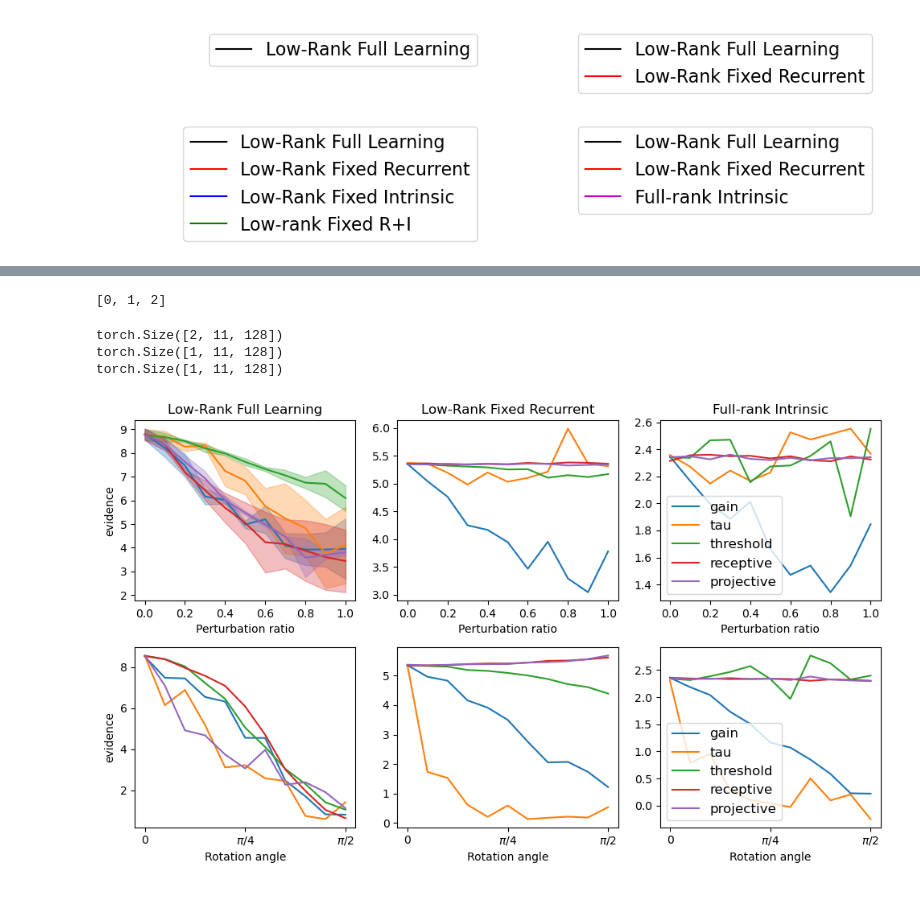
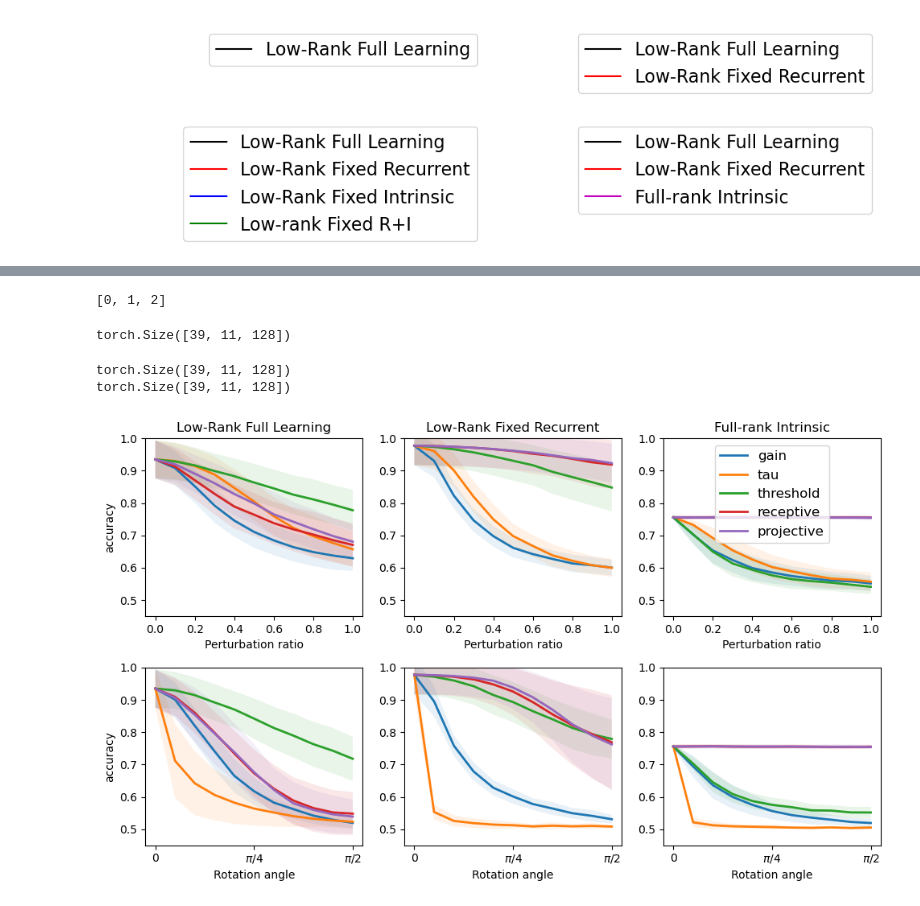
Before and after one commit to landoskape/mcn2024-psets, a Jupyter notebook: intrinsic-excitability/perturb.ipynb, the cells around one changed output, grey strips where cells are left out. Drawn from its saved outputs; the diff is of its cells as text; code cells hidden in the pictures.

```diff
--- a/intrinsic-excitability/perturb.ipynb
+++ b/intrinsic-excitability/perturb.ipynb
@@ -121,7 +211,7 @@ plt.show()
 # %% [output]
 [figure]
 # %%
-jobid = 49
+jobid = 53
 init_prms, final_prms = load_weight_changes(jobid)
 
 # jobids = [43, 44, 45, 46, 47]
@@ -197,12 +270,12 @@ tensor([ True, False, False,  True,  True])
 # names = ["Low-Rank Full Learning", "Low-Rank Fixed Recurrent", "Low-Rank Fixed Intrinsic", "Low-rank Fixed R+I", "Full-rank Intrinsic Only"]
 # keepjob = [True, True, False, False, True]
 
-jobs = [48, 49, 50]
+jobs = [51, 52, 53]
 names = ["Low-Rank Full Learning", "Low-Rank Fixed Recurrent", "Full-rank Intrinsic"]
 keepjob = [True, True, True]
 
 idxplot = [i for i, keep in enumerate(keepjob) if keep]
-figure_name = "PerturbationComparisonAccuracy"
+figure_name = "PerturbCompare"
 include_suffix = "_".join(["T" if keep else "F" for keep in keepjob])
 
 print(idxplot)
@@ -232,7 +305,7 @@ for jobid, name in tqdm(zip(jobs, names)):
     random_ratios.append(perturb["perturb_ratios"])
     rotate_angles.append(perturb_rotation["perturb_ratios"])
 
-evaluating = "evidence"
+evaluating = "accuracy"
 if evaluating == "accuracy":
     show_perturb = [accuracy, accuracy_rotate]
     ylim = [0.45, 1.0]
@@ -248,43 +321,43 @@ elif evaluating == "evidence":
 elif evaluating == "fixation":
     show_perturb = [fixation, fixation_rotate]
     ylim = None
-    yscale = "log"
+    yscale = "linear"
 else:
     raise ValueError("Invalid evaluation metric")
 
 cmap = plt.get_cmap("tab10")
 plt.close('all')
 fig, ax = plt.subplots(2, len(idxplot), figsize=(10, 6), tight_layout=True, sharey=False, sharex="row")
 for iplot, ii in enumerate(idxplot):
     for jj, target in enumerate(perturb["perturb_targets"]):
         if jj==0:
             print(accuracy[ii][:, :, jj].shape)
         amean = torch.nanmean(show_perturb[0][ii][:, :, jj], dim=(0, 2))
-        ase = torch.std(torch.nanmean(show_perturb[0][ii][:, :, jj], dim=2), dim=0) / np.sqrt(show_perturb[0][ii].size(0))
-        ax[0, iplot].plot(random_ratios[ii], amean, label=f"{target}", c=cmap(jj))
-        ax[0, iplot].fill_between(random_ratios[ii], amean - ase, amean + ase, color=cmap(jj), alpha=0.3)
+        ase = torch.std(torch.nanmean(show_perturb[0][ii][:, :, jj], dim=2), dim=0) #/ np.sqrt(show_perturb[0][ii].size(0))
+        ax[0, iplot].plot(random_ratios[ii], amean, label=f"{target}", c=cmap(jj), linewidth=2)
+        ax[0, iplot].fill_between(random_ratios[ii], amean - ase, amean + ase, color=cmap(jj), alpha=0.1, edgecolor=None)
     for jj, target in enumerate(perturb["perturb_targets"]):
         amean = torch.nanmean(show_perturb[1][ii][:, :, jj], dim=(0, 2))
-        ase = torch.std(torch.nanmean(show_perturb[1][ii][:, :, jj], dim=2), dim=0) / np.sqrt(show_perturb[1][ii].size(0))
-        ax[1, iplot].plot(rotate_angles[ii], amean, label=f"{target}", c=cmap(jj))
-        ax[1, iplot].fill_between(rotate_angles[ii], amean - ase, amean + ase, color=cmap(jj), alpha=0.3)
+        ase = torch.std(torch.nanmean(show_perturb[1][ii][:, :, jj], dim=2), dim=0) #/ np.sqrt(show_perturb[1][ii].size(0))
+        ax[1, iplot].plot(rotate_angles[ii], amean, label=f"{target}", c=cmap(jj), linewidth=2)
+        ax[1, iplot].fill_between(rotate_angles[ii], amean - ase, amean + ase, color=cmap(jj), alpha=0.1, edgecolor=None)
     ax[0, iplot].set_title(names[ii])
     ax[0, iplot].set_xlabel("Perturbation ratio")
     ax[1, iplot].set_xlabel("Rotation angle")
     ax[1, iplot].set_xticks([0, np.pi/4, np.pi/2], labels=["0", r"$\pi/4$", r"$\pi/2$"])
     ax[0, iplot].set_ylim(ylim)
     ax[0, iplot].set_yscale(yscale)
     ax[1, iplot].set_ylim(ylim)
     ax[1, iplot].set_yscale(yscale)
 ax[0, -1].legend(fontsize=12)
-ax[1, -1].legend(fontsize=12)
+# ax[1, -1].legend(fontsize=12)
 ax[0, 0].set_ylabel(evaluating)
 ax[1, 0].set_ylabel(evaluating)
 # plt.savefig(f"../project/{figure_name}_{evaluating}_{include_suffix}")
 plt.show()
 # %% [output]
 [0, 1, 2]
-torch.Size([2, 11, 128])
-torch.Size([1, 11, 128])
-torch.Size([1, 11, 128])
+torch.Size([39, 11, 128])
+torch.Size([39, 11, 128])
+torch.Size([39, 11, 128])
-[figure, old version]
+[figure, new version]
```
Also changed, not shown: parts of 10 cells of this notebook, 26 other files.
